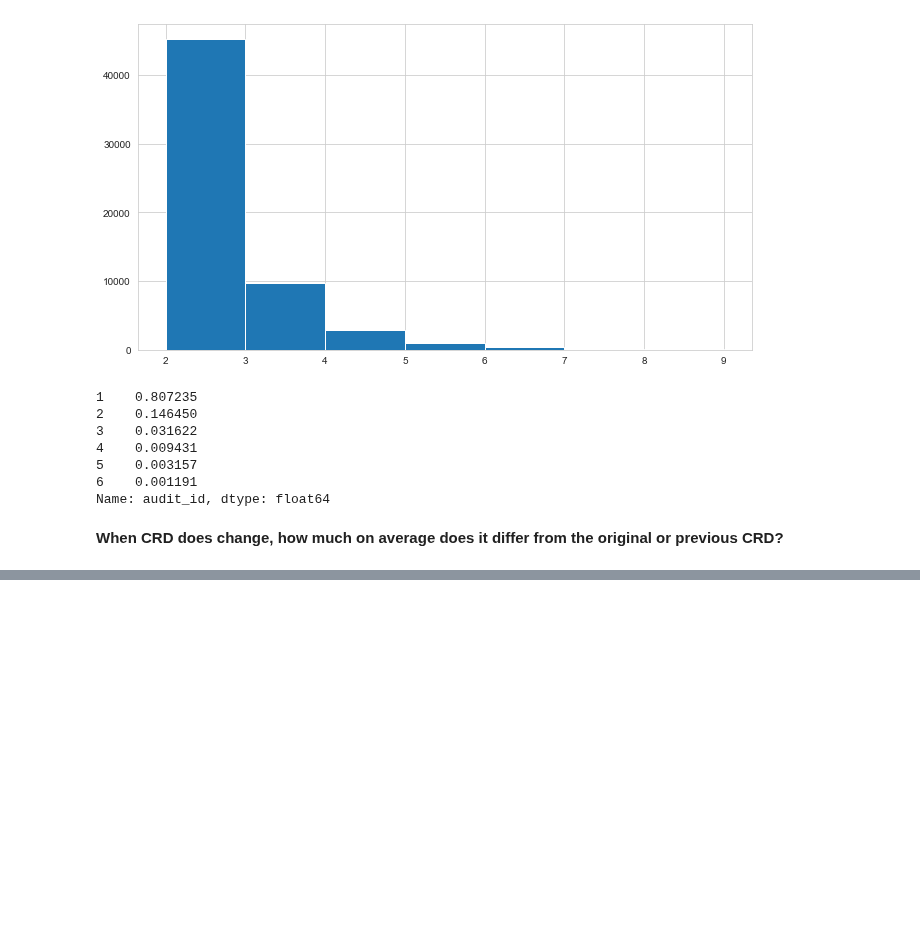
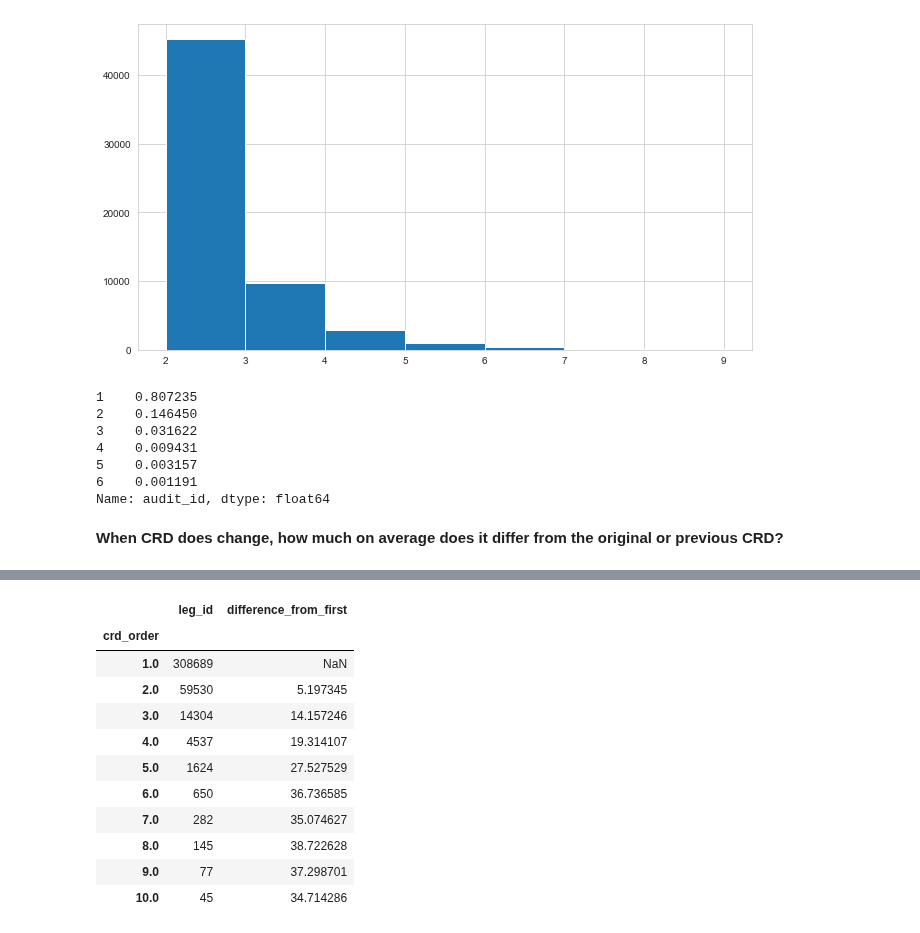
Before and after one commit to Per48edjes/Misc-DA-Prob-Stat, a Jupyter notebook: Lesson_3/Python_3/pandas_3_functions_and_eda.ipynb, the cells around one changed output, grey strips where cells are left out. Saved outputs shown, nothing was run; the diff lists cells and outputs as text; code cells hidden in the pictures; blank space fills up the shorter version.

```diff
--- a/Lesson_3/Python_3/pandas_3_functions_and_eda.ipynb
+++ b/Lesson_3/Python_3/pandas_3_functions_and_eda.ipynb
@@ -343,0 +433,15 @@ crd_comparison.head()
+# %%
+crd_comparison.groupby('crd_order').agg(dict(leg_id='count', difference_from_first='mean')).head(10)
+# %% [output]
+|  | leg_id | difference_from_first |
+| crd_order |  |  |
+| 1.0 | 308689 | NaN |
+| 2.0 | 59530 | 5.197345 |
+| 3.0 | 14304 | 14.157246 |
+| 4.0 | 4537 | 19.314107 |
+| 5.0 | 1624 | 27.527529 |
+| 6.0 | 650 | 36.736585 |
+| 7.0 | 282 | 35.074627 |
+| 8.0 | 145 | 38.722628 |
+| 9.0 | 77 | 37.298701 |
+| 10.0 | 45 | 34.714286 |
```
Also changed, not shown: parts of 12 cells of this notebook.
